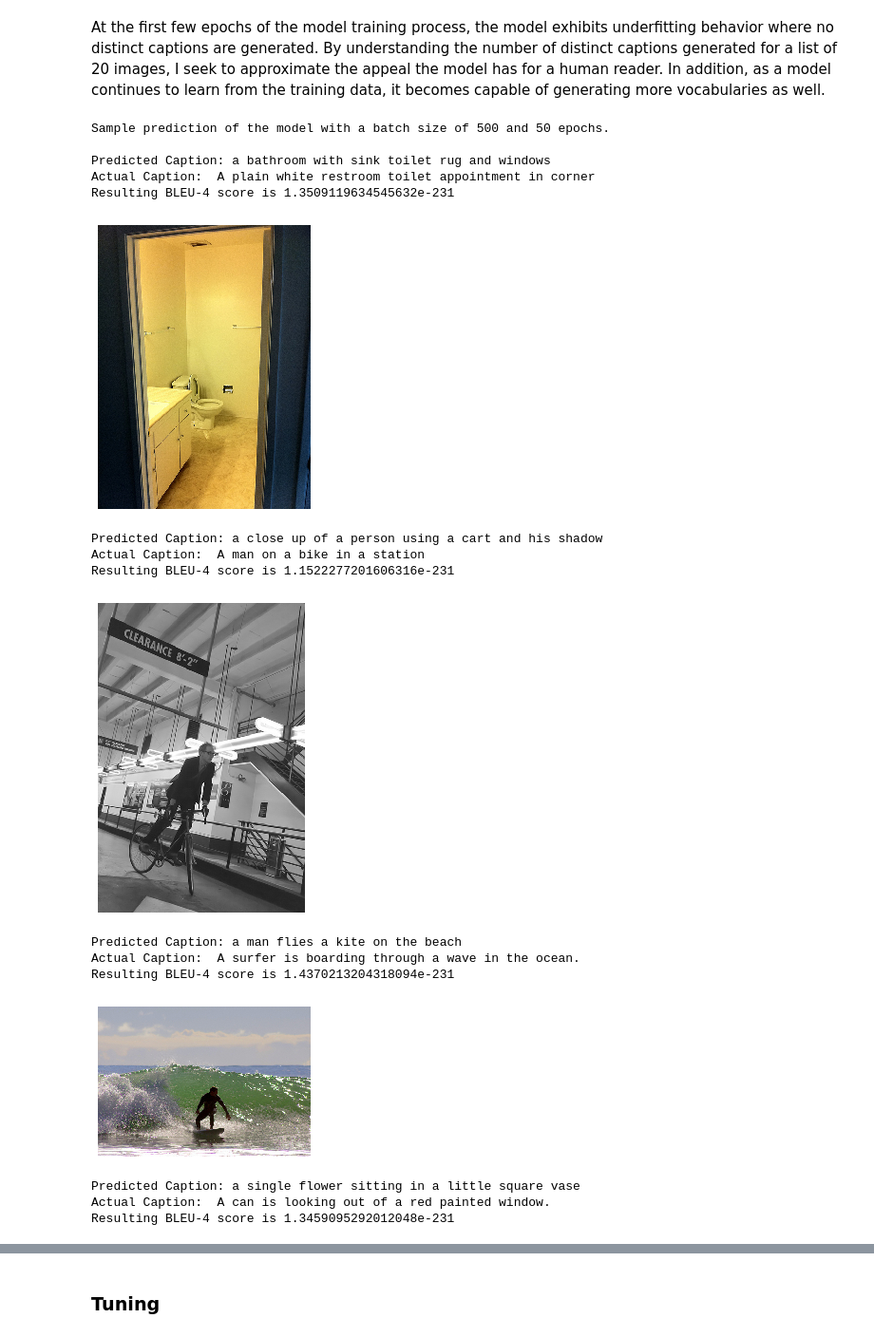
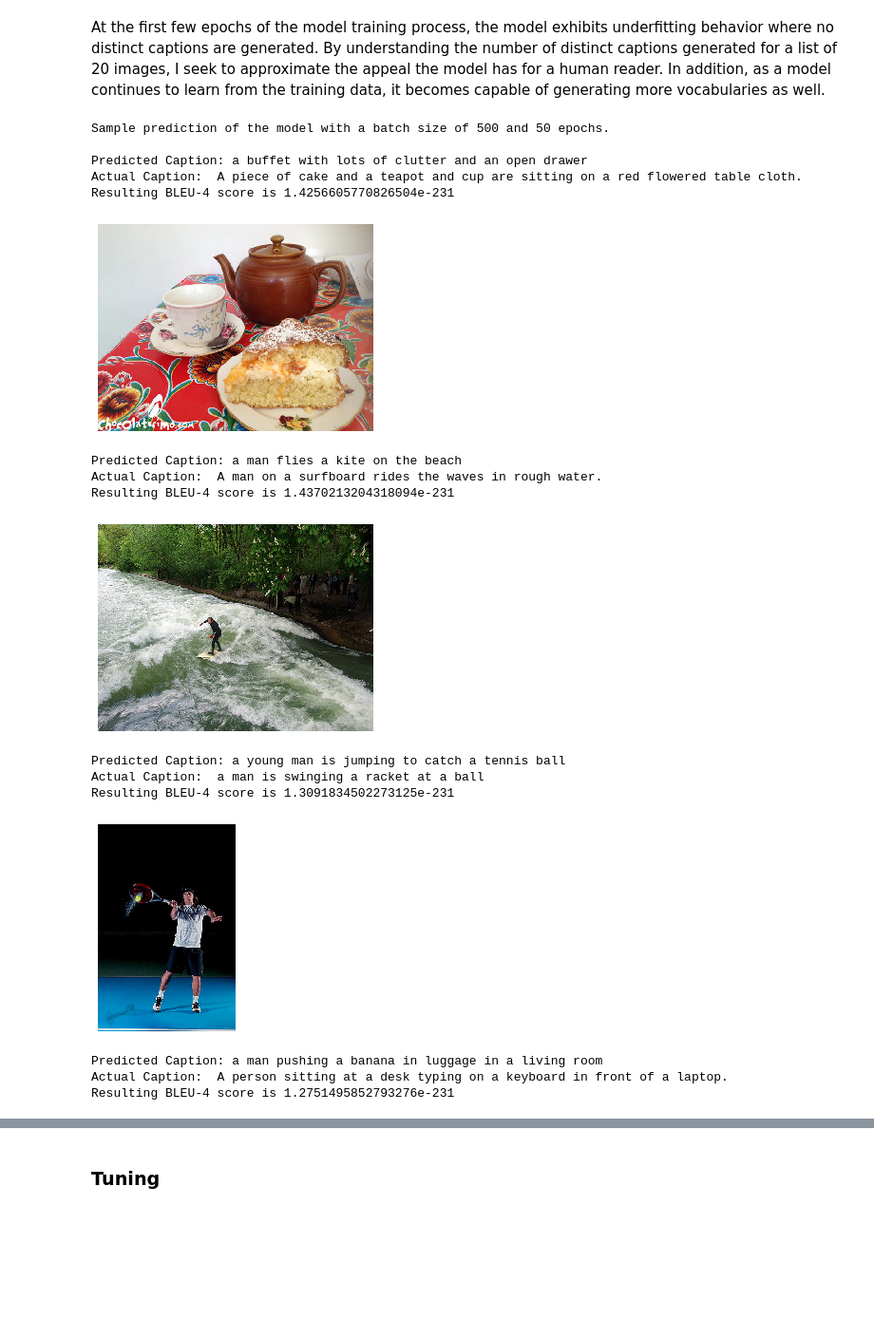
Before and after one commit to TianyuanCai/image_captioning, a Jupyter notebook: ImageCaptioning_CaiTianyuan_Solution.ipynb, the cells around one changed output, grey strips where cells are left out. Shown at 95% size. Drawn from its saved outputs; the diff is of its cells as text; code cells hidden in the pictures; blank space fills up the shorter version.

```diff
--- a/ImageCaptioning_CaiTianyuan_Solution.ipynb
+++ b/ImageCaptioning_CaiTianyuan_Solution.ipynb
@@ -441,7 +429,8 @@ The `glove.6B.300d.txt` file obtaiend at the beginning of the notebook is used h
 embedding_dim = 300
 embeddings_index = {}
 
-with open(data_dir + '/glove6b/glove.6B.%sd.txt'%(embedding_dim), encoding="utf-8") as f:
+with open(data_dir + '/glove6b/glove.6B.%sd.txt' % (embedding_dim),
+          encoding="utf-8") as f:
     for line in f:
         values = line.split()
         word = values[0]
@@ -610,13 +622,18 @@ loss = {}
 # %%
 # Use fit generator due to limited memory.
 while epoch_idx <= epochs:
-    generator = data_generator(tokenizer, max_length, captions, images_features, batch_size)
+    # Use data generator to input data
+    generator = data_generator(tokenizer, max_length, captions,
+                               images_features, batch_size)
+    # Fit generator is used due to memory limitation
     history = model.fit_generator(generator, steps_per_epoch=steps, verbose=1)
     loss[epoch_idx] = history.history['loss']
-    model.save_weights(model_directory + '/model_epoch%s_bs%s.h5'%(epoch_idx, batch_size))
+    model.save_weights(model_directory + '/model_epoch%s_bs%s.h5' %
+                       (epoch_idx, batch_size))
 
     epoch_idx += 1
 
+    # Keep track of the number of distinct captions
     distinct_desc = []
     temp_desc = ''
     for j in range(20):
@@ -624,10 +641,8 @@ while epoch_idx <= epochs:
         distinct_desc.append(img_desc)
         temp_desc += '' + img_desc
 
-    training_record[batch_size].append(distinct_desc)
-    print("Model %s generated %s distinct captions with %s distinct words."%(epoch_idx,
-                                                                             len(list(set(distinct_desc))),
-                                                                             len(list(set(temp_desc.split(' '))))))
+    print("Model %s generated %s distinct captions with %s distinct words." %
+          (epoch_idx, len(list(set(distinct_desc))), len(list(set(temp_desc.split(' '))))))
 # %% [markdown]
 At the first few epochs of the model training process, the model exhibits underfitting behavior where no distinct captions are generated. By understanding the number of distinct captions generated for a list of 20 images, I seek to approximate the appeal the model has for a human reader. In addition, as a model continues to learn from the training data, it becomes capable of generating more vocabularies as well.
 # %%
@@ -643,38 +659,49 @@ plt.legend(['train'], loc='upper left')
 plt.show()
 # %%
 # Train images
-print("Sample prediction of the model with a batch size of %s and %s epochs.\n"%(batch_size, epochs))
+print(
+    "Sample prediction of the model with a batch size of %s and %s epochs.\n" %
+    (batch_size, epochs))
 
-model.load_weights(model_directory + '/model_epoch%s_bs%s.h5'%(epochs, batch_size))
+# Load the latest model weight
+model.load_weights(model_directory + '/model_epoch%s_bs%s.h5' %
+                   (epochs, batch_size))
 
-# Output prediction for the first five images in the validation data. Note that the data set is already shuffled.
+# Output prediction for the first five images in the validation data.
+# Note that the data set is already shuffled.
+np.random.seed(0)
 for j in np.random.choice(range(len(test_captions)), 5):
     # Compare captions
-    img_desc = generate_desc(model, tokenizer, test_images_features[j], max_length)
+    img_desc = generate_desc(model, tokenizer, test_images_features[j],
+                             max_length)
     actual_caption = test_captions[j]
     actual_caption = re.sub(r'(start|end)_sentence', '', actual_caption)
 
-    print("Predicted Caption: %s \nActual Caption: %s"%(img_desc, actual_caption))
-    result_bleu = nltk.translate.bleu_score.sentence_bleu(actual_caption, img_desc)
-    print("Resulting BLEU-4 score is %s"%(result_bleu))
+    print("Predicted Caption: %s \nActual Caption: %s" %
+          (img_desc, actual_caption))
+    result_bleu = nltk.translate.bleu_score.sentence_bleu(
+        actual_caption, img_desc)
+    print("Resulting BLEU-4 score is %s" % (result_bleu))
     # Show image
     I = io.imread(test_images[j])
-    plt.imshow(I); plt.axis('off'); plt.show()
+    plt.imshow(I)
+    plt.axis('off')
+    plt.show()
 # %% [output]
 Sample prediction of the model with a batch size of 500 and 50 epochs.
 
-Predicted Caption: a bathroom with sink toilet rug and windows
-Actual Caption:  A plain white restroom toilet appointment in corner
-Resulting BLEU-4 score is 1.3509119634545632e-231
+Predicted Caption: a buffet with lots of clutter and an open drawer
+Actual Caption:  A piece of cake and a teapot and cup are sitting on a red flowered table cloth.
+Resulting BLEU-4 score is 1.4256605770826504e-231
-[figure, old version]
+[figure, new version]
-Predicted Caption: a close up of a person using a cart and his shadow
-Actual Caption:  A man on a bike in a station
-Resulting BLEU-4 score is 1.1522277201606316e-231
+Predicted Caption: a man flies a kite on the beach
+Actual Caption:  A man on a surfboard rides the waves in rough water.
+Resulting BLEU-4 score is 1.4370213204318094e-231
-[figure, old version]
+[figure, new version]
-Predicted Caption: a man flies a kite on the beach
-Actual Caption:  A surfer is boarding through a wave in the ocean.
-Resulting BLEU-4 score is 1.4370213204318094e-231
+Predicted Caption: a young man is jumping to catch a tennis ball
+Actual Caption:  a man is swinging a racket at a ball
+Resulting BLEU-4 score is 1.3091834502273125e-231
-[figure, old version]
+[figure, new version]
-Predicted Caption: a single flower sitting in a little square vase
-Actual Caption:  A can is looking out of a red painted window.
-Resulting BLEU-4 score is 1.3459095292012048e-231
+Predicted Caption: a man pushing a banana in luggage in a living room
+Actual Caption:  A person sitting at a desk typing on a keyboard in front of a laptop.
+Resulting BLEU-4 score is 1.2751495852793276e-231
```
Also changed, not shown: parts of 69 cells of this notebook, 1 other file.
